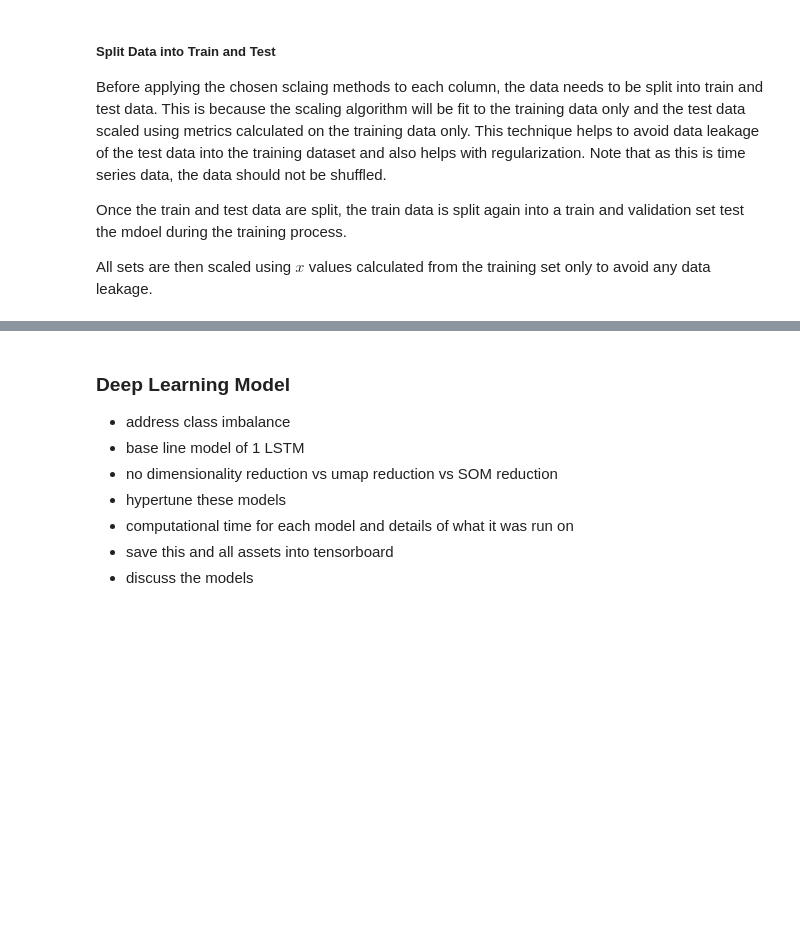
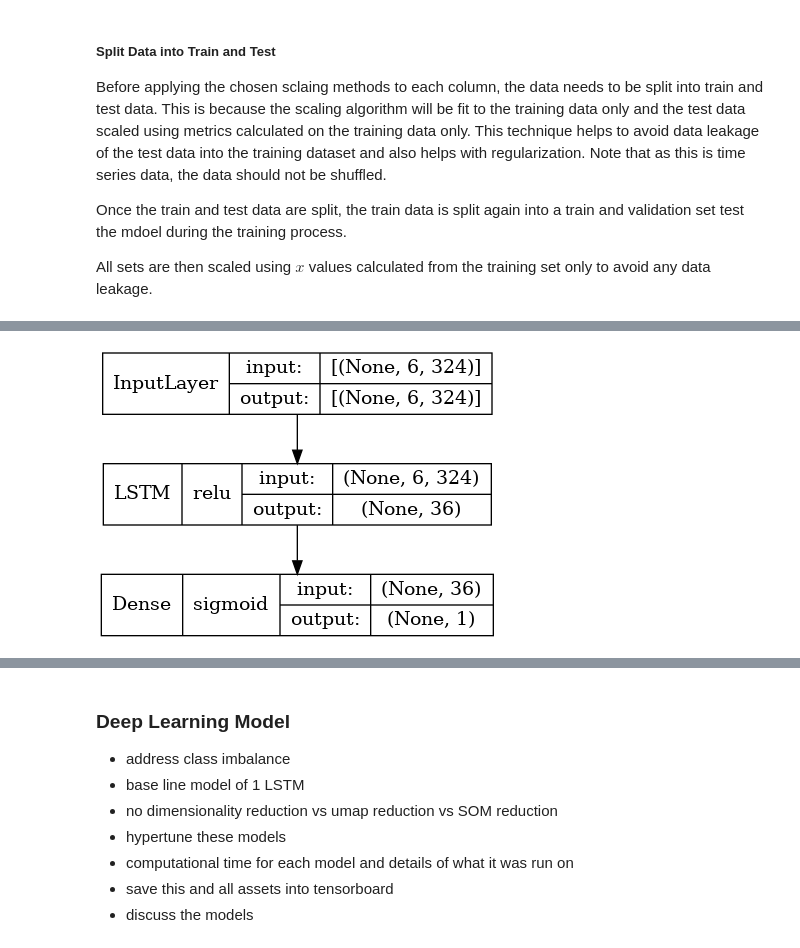
Before and after one commit to will-j-c/cqf_final_project_DL, a Jupyter notebook: report.ipynb, the cells around one changed output, grey strips where cells are left out. Saved outputs shown, nothing was run; the diff lists cells and outputs as text; code cells hidden in the pictures; blank space fills up the shorter version.

```diff
--- a/report.ipynb
+++ b/report.ipynb
@@ -362,0 +347,6 @@ Appendix 3 explores the output of the algorithm on changing the above parameters
+# %%
+# Load the model
+baseline_model = tf.keras.saving.load_model('./models/feature_selection/model_all_01-07-2024-19:01:39.keras')
+# Plot the model details
+tf.keras.utils.plot_model(baseline_model, show_shapes=True, show_layer_activations=True, show_layer_names=False)
+# %% [output]
@@ -362,0 +355 @@ Appendix 3 explores the output of the algorithm on changing the above parameters
+[figure, added]
```
Also changed, not shown: parts of 6 cells of this notebook, 3 other files.
